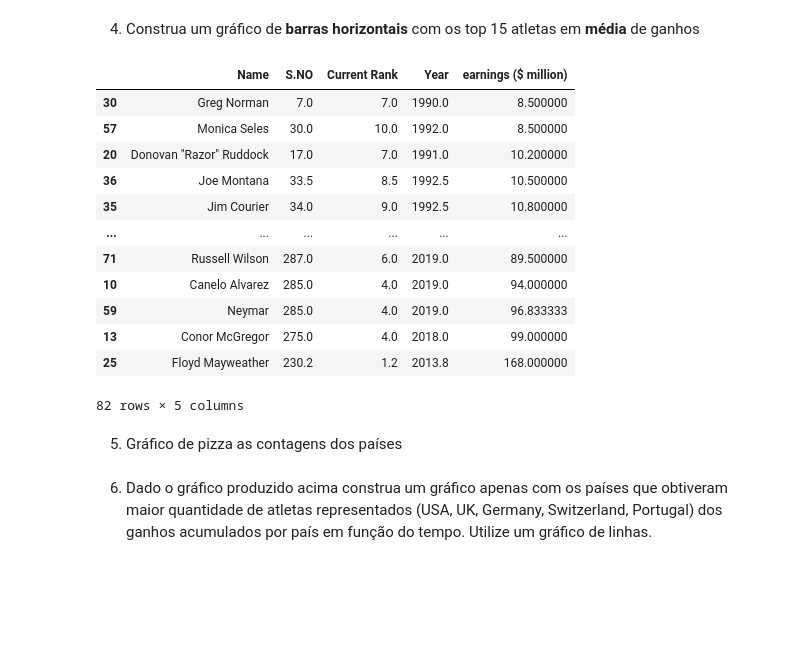
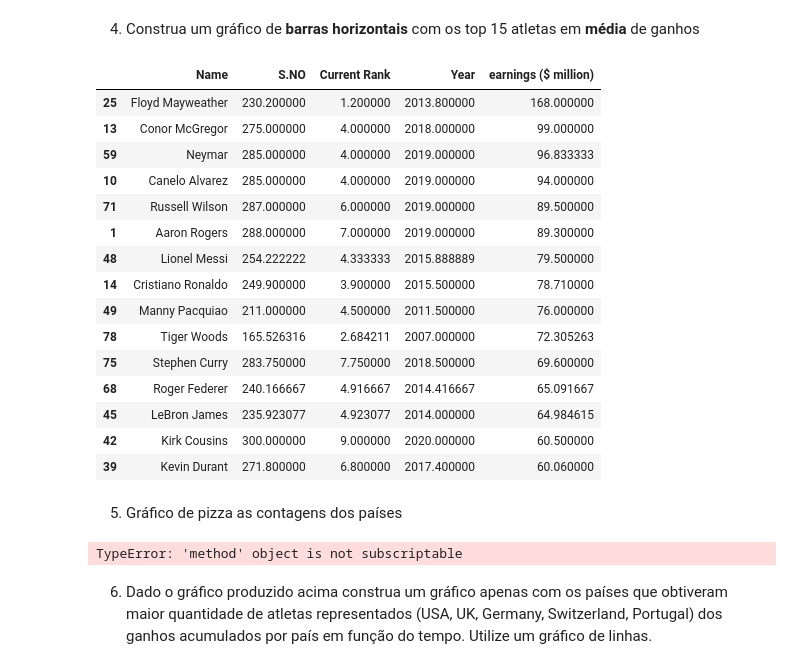
Before and after one commit to joaopasini/letscode_repository, a Jupyter notebook: Módulo 5 - Técnicas de Programação II - Python/Aulas/Aula 2 - Continuação Gráficos com Pandas.ipynb, the cells around one changed output. Cells and saved outputs as stored; diff of their text form; code cells hidden in the pictures; blank space fills up the shorter version.

```diff
--- a/Módulo 5 - Técnicas de Programação II - Python/Aulas/Aula 2 - Continuação Gráficos com Pandas.ipynb
+++ b/Módulo 5 - Técnicas de Programação II - Python/Aulas/Aula 2 - Continuação Gráficos com Pandas.ipynb
@@ -244,22 +277,29 @@ ax1.set_title("Ganhos anuais em milhões de dólares");
 # %% [markdown]
 4) Construa um gráfico de **barras horizontais** com os top 15 atletas em **média** de ganhos
 # %%
-df_a.groupby("Name", as_index=False).mean().sort_values('earnings ($ million)')
+df_a.groupby("Name", as_index=False).mean().sort_values('earnings ($ million)', ascending=False).head(15)
 # %% [output]
 |  | Name | S.NO | Current Rank | Year | earnings ($ million) |
-| 30 | Greg Norman | 7.0 | 7.0 | 1990.0 | 8.500000 |
-| 57 | Monica Seles | 30.0 | 10.0 | 1992.0 | 8.500000 |
-| 20 | Donovan "Razor" Ruddock | 17.0 | 7.0 | 1991.0 | 10.200000 |
-| 36 | Joe Montana | 33.5 | 8.5 | 1992.5 | 10.500000 |
-| 35 | Jim Courier | 34.0 | 9.0 | 1992.5 | 10.800000 |
-| ... | ... | ... | ... | ... | ... |
-| 71 | Russell Wilson | 287.0 | 6.0 | 2019.0 | 89.500000 |
-| 10 | Canelo Alvarez | 285.0 | 4.0 | 2019.0 | 94.000000 |
-| 59 | Neymar | 285.0 | 4.0 | 2019.0 | 96.833333 |
-| 13 | Conor McGregor | 275.0 | 4.0 | 2018.0 | 99.000000 |
-| 25 | Floyd Mayweather | 230.2 | 1.2 | 2013.8 | 168.000000 |
+| 25 | Floyd Mayweather | 230.200000 | 1.200000 | 2013.800000 | 168.000000 |
+| 13 | Conor McGregor | 275.000000 | 4.000000 | 2018.000000 | 99.000000 |
+| 59 | Neymar | 285.000000 | 4.000000 | 2019.000000 | 96.833333 |
+| 10 | Canelo Alvarez | 285.000000 | 4.000000 | 2019.000000 | 94.000000 |
+| 71 | Russell Wilson | 287.000000 | 6.000000 | 2019.000000 | 89.500000 |
+| 1 | Aaron Rogers | 288.000000 | 7.000000 | 2019.000000 | 89.300000 |
+| 48 | Lionel Messi | 254.222222 | 4.333333 | 2015.888889 | 79.500000 |
+| 14 | Cristiano Ronaldo | 249.900000 | 3.900000 | 2015.500000 | 78.710000 |
+| 49 | Manny Pacquiao | 211.000000 | 4.500000 | 2011.500000 | 76.000000 |
+| 78 | Tiger Woods | 165.526316 | 2.684211 | 2007.000000 | 72.305263 |
+| 75 | Stephen Curry | 283.750000 | 7.750000 | 2018.500000 | 69.600000 |
+| 68 | Roger Federer | 240.166667 | 4.916667 | 2014.416667 | 65.091667 |
+| 45 | LeBron James | 235.923077 | 4.923077 | 2014.000000 | 64.984615 |
+| 42 | Kirk Cousins | 300.000000 | 9.000000 | 2020.000000 | 60.500000 |
+| 39 | Kevin Durant | 271.800000 | 6.800000 | 2017.400000 | 60.060000 |
-82 rows × 5 columns
 # %% [markdown]
 5) Gráfico de pizza as contagens dos países
+# %%
+df_a.groupby['Nationality'].value_counts()
+# %% [output]
+TypeError: 'method' object is not subscriptable
 # %% [markdown]
 6) Dado o gráfico produzido acima construa um gráfico apenas com os países que obtiveram maior quantidade de atletas representados (USA, UK, Germany, Switzerland, Portugal) dos ganhos acumulados por país em função do tempo. Utilize um gráfico de linhas.
```
Also changed, not shown: parts of 17 cells of this notebook.
